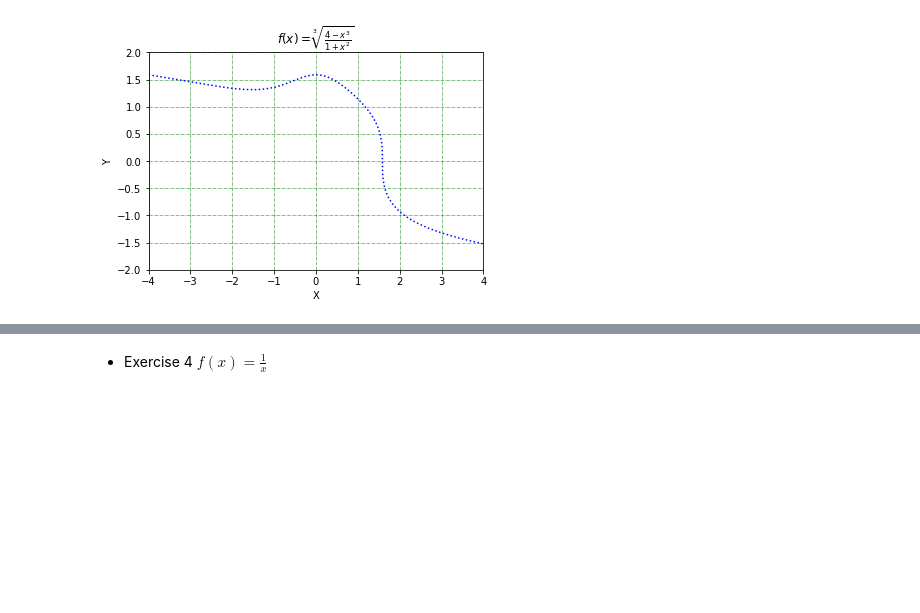
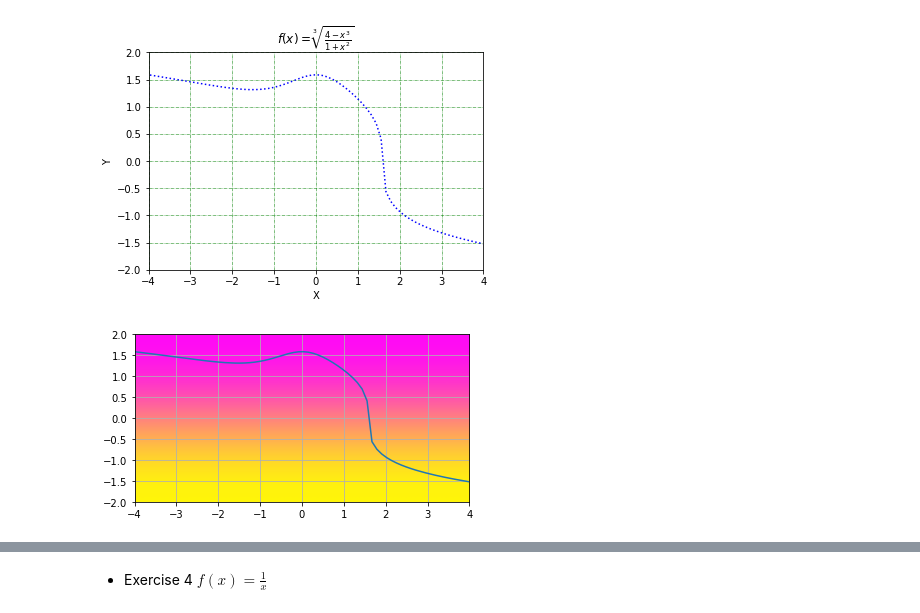
Before and after one commit to aceaceace123/Maching-Learning, a Jupyter notebook: hw2.ipynb, the cells around one changed output, grey strips where cells are left out. Saved outputs shown, nothing was run; the diff lists cells and outputs as text; code cells hidden in the pictures; blank space fills up the shorter version.

```diff
--- a/hw2.ipynb
+++ b/hw2.ipynb
@@ -94,3 +98,18 @@ plt.savefig('ex3.1.jpg', format='jpg')
 plt.show()
 # %% [output]
 [figure]
+# %%
+import matplotlib.pyplot as plt
+import numpy as np
+x = np.linspace(-5, 30, 300)
+b= ((4-x**3)/(1+x**2))
+y=np.sign(b) * (np.abs(b))**(1/3)
+fig = plt.figure(figsize=[6, 4])
+ax = fig.add_subplot()
+plt.plot(x,y)
+plotlim = plt.xlim(-4,4) + plt.ylim(-2,2)
+ax.imshow([[0,0],[1,1]], cmap=plt.cm.spring, extent=plotlim, interpolation='bicubic')
+plt.grid()
+plt.draw()
+# %% [output]
+[figure, added]
```
Also changed, not shown: parts of 7 cells of this notebook, 6 other files.
